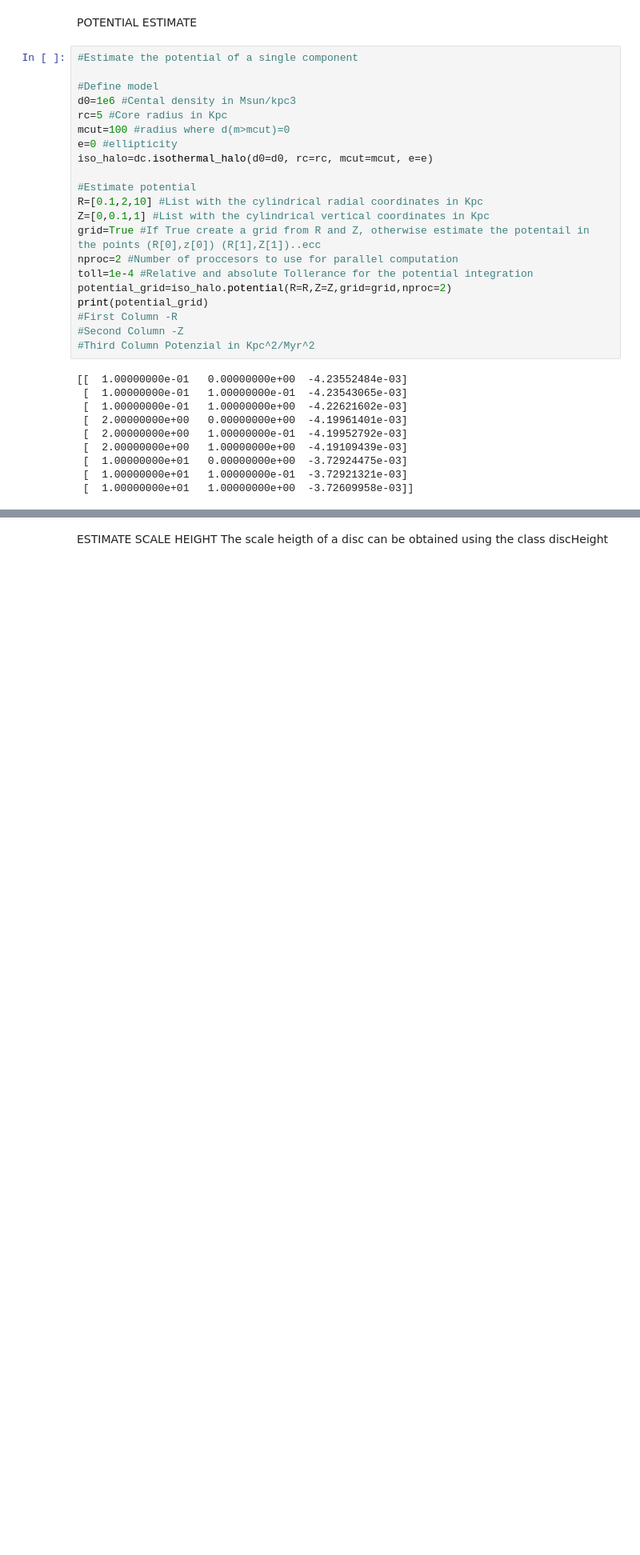
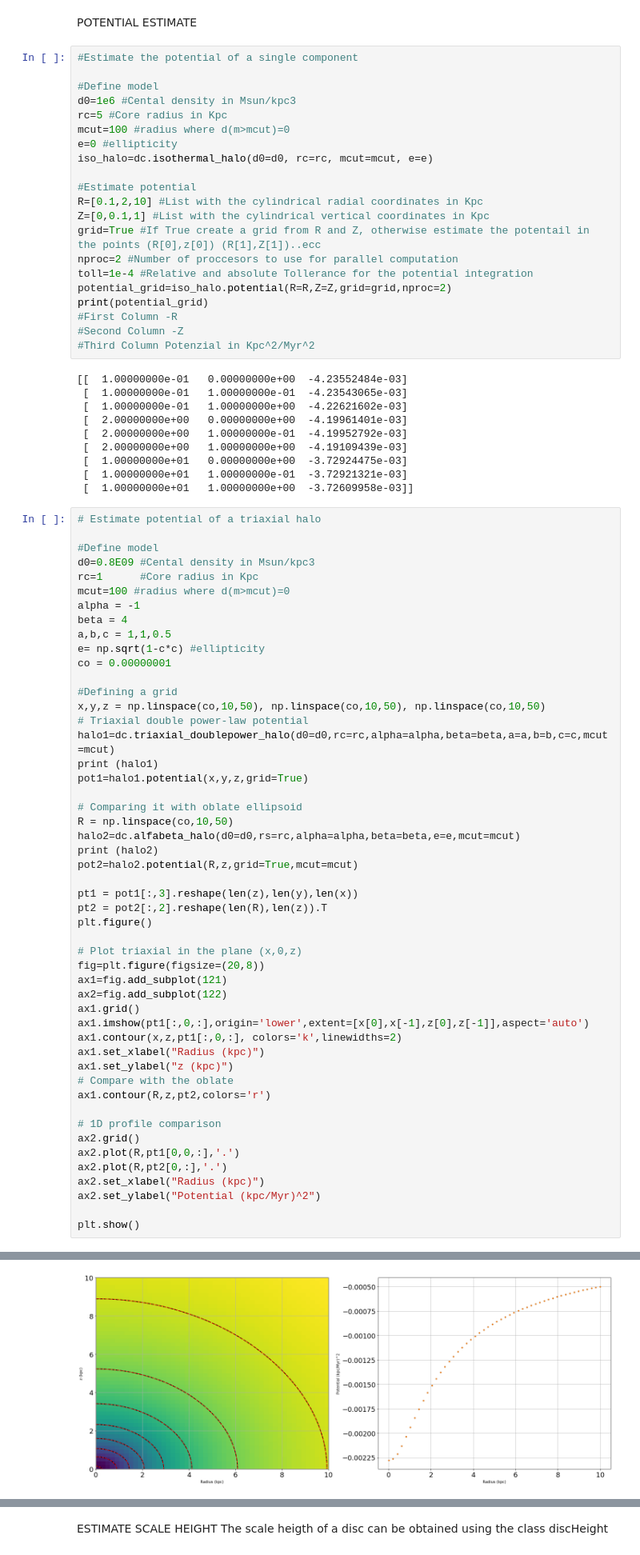
Before and after one commit to editeodoro/discH, a Jupyter notebook: doc/Tutorial.ipynb, the cells around one changed output, grey strips where cells are left out. Shown at 80% size. Cells and saved outputs as stored; diff of their text form; blank space fills up the shorter version.

```diff
--- a/doc/Tutorial.ipynb
+++ b/doc/Tutorial.ipynb
@@ -880,3 +873,54 @@ print(potential_grid)
  [  1.00000000e+01   0.00000000e+00  -3.72924475e-03]
  [  1.00000000e+01   1.00000000e-01  -3.72921321e-03]
  [  1.00000000e+01   1.00000000e+00  -3.72609958e-03]]
+# %%
+# Estimate potential of a triaxial halo
+
+#Define model
+d0=0.8E09 #Cental density in Msun/kpc3
+rc=1      #Core radius in Kpc
+mcut=100 #radius where d(m>mcut)=0
+alpha = -1
+beta = 4
+a,b,c = 1,1,0.5
+e= np.sqrt(1-c*c) #ellipticity
+co = 0.00000001
+
+#Defining a grid
+x,y,z = np.linspace(co,10,50), np.linspace(co,10,50), np.linspace(co,10,50)
+# Triaxial double power-law potential
+halo1=dc.triaxial_doublepower_halo(d0=d0,rc=rc,alpha=alpha,beta=beta,a=a,b=b,c=c,mcut=mcut)
+print (halo1)
+pot1=halo1.potential(x,y,z,grid=True)
+
+# Comparing it with oblate ellipsoid
+R = np.linspace(co,10,50)
+halo2=dc.alfabeta_halo(d0=d0,rs=rc,alpha=alpha,beta=beta,e=e,mcut=mcut)
+print (halo2)
+pot2=halo2.potential(R,z,grid=True,mcut=mcut)
+
+pt1 = pot1[:,3].reshape(len(z),len(y),len(x))
+pt2 = pot2[:,2].reshape(len(R),len(z)).T
+plt.figure()
+
+# Plot triaxial in the plane (x,0,z)
+fig=plt.figure(figsize=(20,8))
+ax1=fig.add_subplot(121)
+ax2=fig.add_subplot(122)
+ax1.grid()
+ax1.imshow(pt1[:,0,:],origin='lower',extent=[x[0],x[-1],z[0],z[-1]],aspect='auto')
+ax1.contour(x,z,pt1[:,0,:], colors='k',linewidths=2)
+ax1.set_xlabel("Radius (kpc)")
+ax1.set_ylabel("z (kpc)")
+# Compare with the oblate
+ax1.contour(R,z,pt2,colors='r')
+
+# 1D profile comparison
+ax2.grid()
+ax2.plot(R,pt1[0,0,:],'.')
+ax2.plot(R,pt2[0,:],'.')
+ax2.set_xlabel("Radius (kpc)")
+ax2.set_ylabel("Potential (kpc/Myr)^2")
+
+plt.show()
+# %% [output]
@@ -883,3 +947,4 @@ print(potential_grid)
+[figure, added]
 # %%
 #Estimate the potential of a ensemble of dynamic components
 from discH.dynamics import galpotential
```
Also changed, not shown: parts of 13 cells of this notebook, 28 other files.
